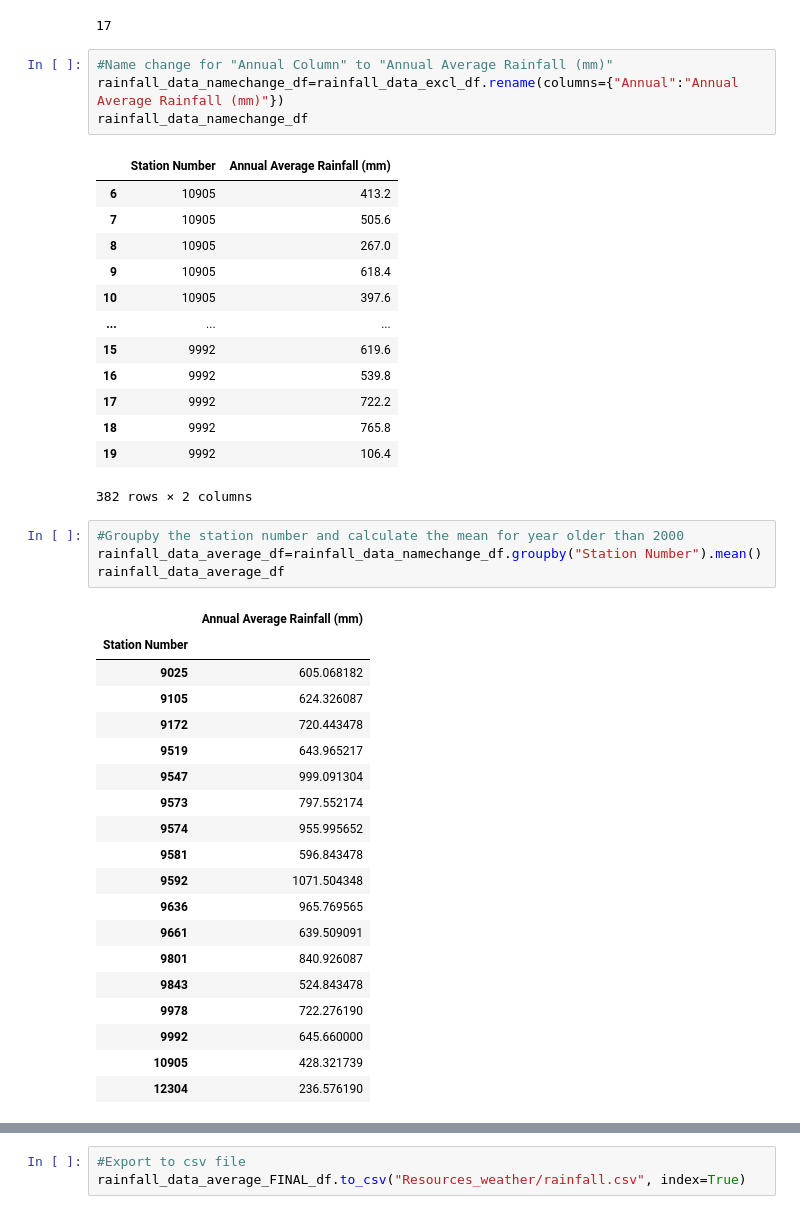
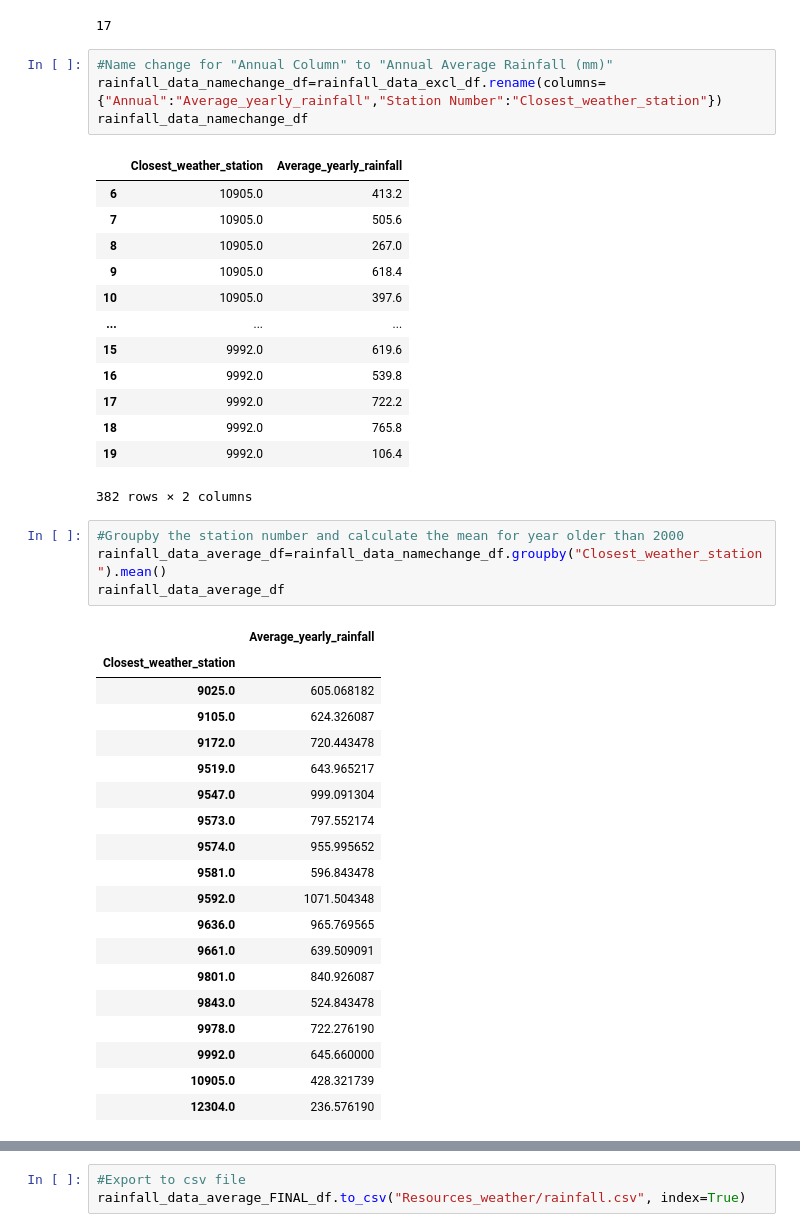
Before and after one commit to CarmenK2/ETL-project, a Jupyter notebook: Weather.ipynb, the cells around one changed output, grey strips where cells are left out. Drawn from its saved outputs; the diff is of its cells as text.

Commit message:
updating the weather ipynb

```diff
--- a/Weather.ipynb
+++ b/Weather.ipynb
@@ -235,45 +235,45 @@ No_of_station
 17
 # %%
 #Name change for "Annual Column" to "Annual Average Rainfall (mm)"
-rainfall_data_namechange_df=rainfall_data_excl_df.rename(columns={"Annual":"Annual Average Rainfall (mm)"})
+rainfall_data_namechange_df=rainfall_data_excl_df.rename(columns={"Annual":"Average_yearly_rainfall","Station Number":"Closest_weather_station"})
 rainfall_data_namechange_df
 # %% [output]
-|  | Station Number | Annual Average Rainfall (mm) |
-| 6 | 10905 | 413.2 |
-| 7 | 10905 | 505.6 |
-| 8 | 10905 | 267.0 |
-| 9 | 10905 | 618.4 |
-| 10 | 10905 | 397.6 |
+|  | Closest_weather_station | Average_yearly_rainfall |
+| 6 | 10905.0 | 413.2 |
+| 7 | 10905.0 | 505.6 |
+| 8 | 10905.0 | 267.0 |
+| 9 | 10905.0 | 618.4 |
+| 10 | 10905.0 | 397.6 |
 | ... | ... | ... |
-| 15 | 9992 | 619.6 |
-| 16 | 9992 | 539.8 |
-| 17 | 9992 | 722.2 |
-| 18 | 9992 | 765.8 |
-| 19 | 9992 | 106.4 |
+| 15 | 9992.0 | 619.6 |
+| 16 | 9992.0 | 539.8 |
+| 17 | 9992.0 | 722.2 |
+| 18 | 9992.0 | 765.8 |
+| 19 | 9992.0 | 106.4 |
 382 rows × 2 columns
 # %%
 #Groupby the station number and calculate the mean for year older than 2000
-rainfall_data_average_df=rainfall_data_namechange_df.groupby("Station Number").mean()
+rainfall_data_average_df=rainfall_data_namechange_df.groupby("Closest_weather_station").mean()
 rainfall_data_average_df
 # %% [output]
-|  | Annual Average Rainfall (mm) |
-| Station Number |  |
-| 9025 | 605.068182 |
-| 9105 | 624.326087 |
-| 9172 | 720.443478 |
-| 9519 | 643.965217 |
-| 9547 | 999.091304 |
-| 9573 | 797.552174 |
-| 9574 | 955.995652 |
-| 9581 | 596.843478 |
-| 9592 | 1071.504348 |
-| 9636 | 965.769565 |
-| 9661 | 639.509091 |
-| 9801 | 840.926087 |
-| 9843 | 524.843478 |
-| 9978 | 722.276190 |
-| 9992 | 645.660000 |
-| 10905 | 428.321739 |
-| 12304 | 236.576190 |
+|  | Average_yearly_rainfall |
+| Closest_weather_station |  |
+| 9025.0 | 605.068182 |
+| 9105.0 | 624.326087 |
+| 9172.0 | 720.443478 |
+| 9519.0 | 643.965217 |
+| 9547.0 | 999.091304 |
+| 9573.0 | 797.552174 |
+| 9574.0 | 955.995652 |
+| 9581.0 | 596.843478 |
+| 9592.0 | 1071.504348 |
+| 9636.0 | 965.769565 |
+| 9661.0 | 639.509091 |
+| 9801.0 | 840.926087 |
+| 9843.0 | 524.843478 |
+| 9978.0 | 722.276190 |
+| 9992.0 | 645.660000 |
+| 10905.0 | 428.321739 |
+| 12304.0 | 236.576190 |
 # %%
 #Round to 2 decimal place for better presentation
```
Also changed, not shown: parts of 14 cells of this notebook.
